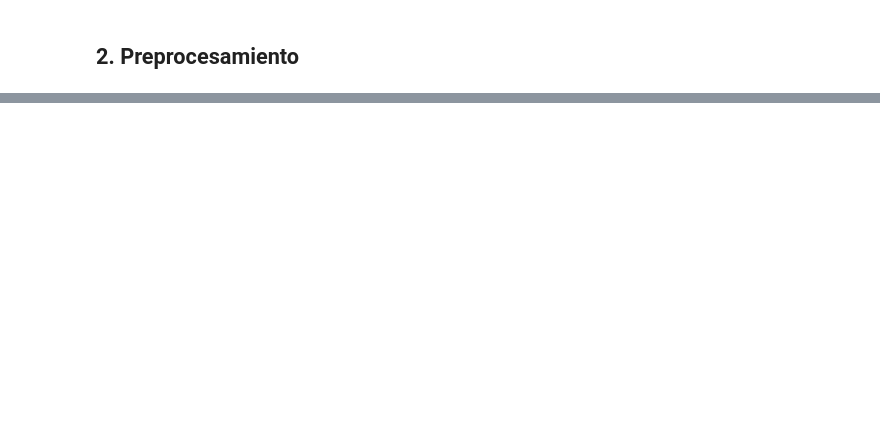
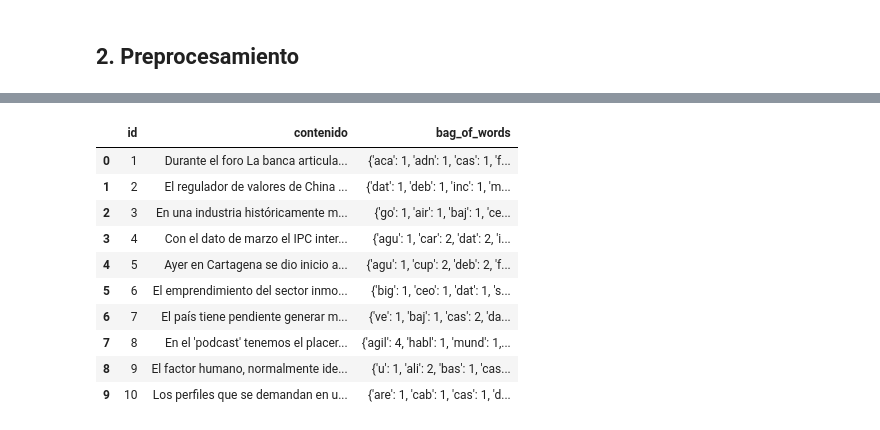
Before and after one commit to gab-o-11/Lab7BD2, a Jupyter notebook: lab7.ipynb, the cells around one changed output, grey strips where cells are left out. Saved outputs shown, nothing was run; the diff lists cells and outputs as text; code cells hidden in the pictures; blank space fills up the shorter version.

```diff
--- a/lab7.ipynb
+++ b/lab7.ipynb
@@ -55,21 +131,72 @@ noticias_df = fetch_data()
 # %%
-import nltk
-from ntlk.tokenize import word_tokenize
-from nltk.corpus import stopwords
-from ntlk.stem import PorterStemmer
+from collections import Counter
 
-nltk.download('punkt')
-nltk.download('punkt_lab')
-nltk.download('stopwords')
+from nltk.stem.snowball import SnowballStemmer
+from nltk.tokenize import word_tokenize
+from psycopg2.extras import Json
+
+conn = connect_db()
+try:
+    with conn.cursor() as cur:
+        cur.execute('SELECT word FROM stopwords')
+        stop_words = {row[0] for row in cur.fetchall()}
+finally:
+    conn.close()
+
+stemmer = SnowballStemmer('spanish')
+
 
 def preprocess(text):
-    clean_text=text.lower()
-    tokens=word_tokenize(clean_text)
-    stop_words=set(stopwords.words('english'))
-    filtered_text = [i for i in text if i not in stop_words]
-    porter=PorterStemmer()
+    if not isinstance(text, str):
+        return []
+    tokens = word_tokenize(text.lower(), language='spanish', preserve_line=True)
+    return [
+        stemmer.stem(token)
+        for token in tokens
+        if token.isalpha() and token not in stop_words
+    ]
 
-    stemmed_words=[porter.stem(filtered_text) for word in filtered_text]
 
-    for original, stemmed in zip(filtered_text, stemmed_words):
-        print(f"{original}->{stemmed}")
+def compute_bow(text):
+    return dict(Counter(preprocess(text)))
+
+
+def update_bow_in_db(dataframe):
+    conn = connect_db()
+    try:
+        with conn:
+            with conn.cursor() as cur:
+                for row in dataframe.itertuples(index=False):
+                    cur.execute(
+                        'UPDATE noticias SET bag_of_words = %s WHERE id = %s',
+                        (Json(compute_bow(row.contenido)), int(row.id))
+                    )
+    finally:
+        conn.close()
+
+
+def fetch_data_bow():
+    conn = connect_db()
+    try:
+        return pd.read_sql(
+            'SELECT id, contenido, bag_of_words FROM noticias ORDER BY id', conn
+        )
+    finally:
+        conn.close()
+
+
+update_bow_in_db(noticias_df)
+noticias_bow_df = fetch_data_bow()
+display(noticias_bow_df.head(10))
+# %% [output]
+|  | id | contenido | bag_of_words |
+| 0 | 1 | Durante el foro La banca articula... | {'aca': 1, 'adn': 1, 'cas': 1, 'f... |
+| 1 | 2 | El regulador de valores de China ... | {'dat': 1, 'deb': 1, 'inc': 1, 'm... |
+| 2 | 3 | En una industria históricamente m... | {'go': 1, 'air': 1, 'baj': 1, 'ce... |
+| 3 | 4 | Con el dato de marzo el IPC inter... | {'agu': 1, 'car': 2, 'dat': 2, 'i... |
+| 4 | 5 | Ayer en Cartagena se dio inicio a... | {'agu': 1, 'cup': 2, 'deb': 2, 'f... |
+| 5 | 6 | El emprendimiento del sector inmo... | {'big': 1, 'ceo': 1, 'dat': 1, 's... |
+| 6 | 7 | El país tiene pendiente generar m... | {'ve': 1, 'baj': 1, 'cas': 2, 'da... |
+| 7 | 8 | En el 'podcast' tenemos el placer... | {'agil': 4, 'habl': 1, 'mund': 1,... |
+| 8 | 9 | El factor humano, normalmente ide... | {'u': 1, 'ali': 2, 'bas': 1, 'cas... |
+| 9 | 10 | Los perfiles que se demandan en u... | {'are': 1, 'cab': 1, 'cas': 1, 'd... |
```
Also changed, not shown: parts of 14 cells of this notebook, 2 other files.
